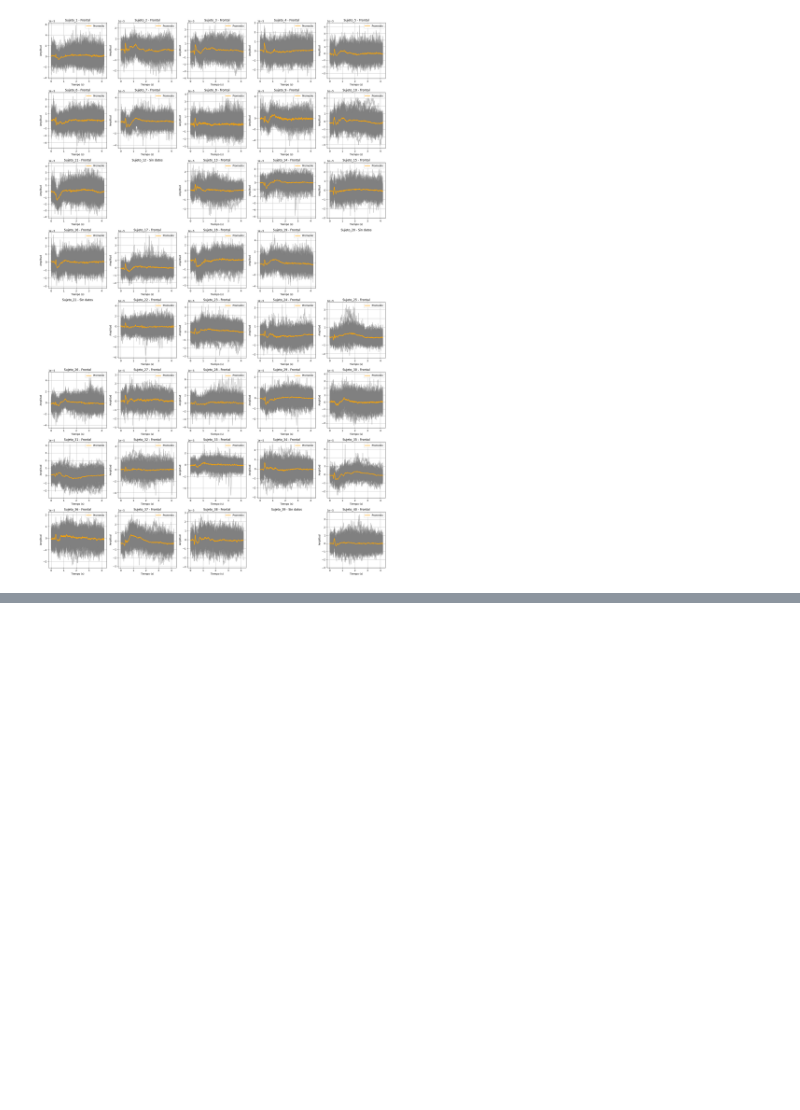
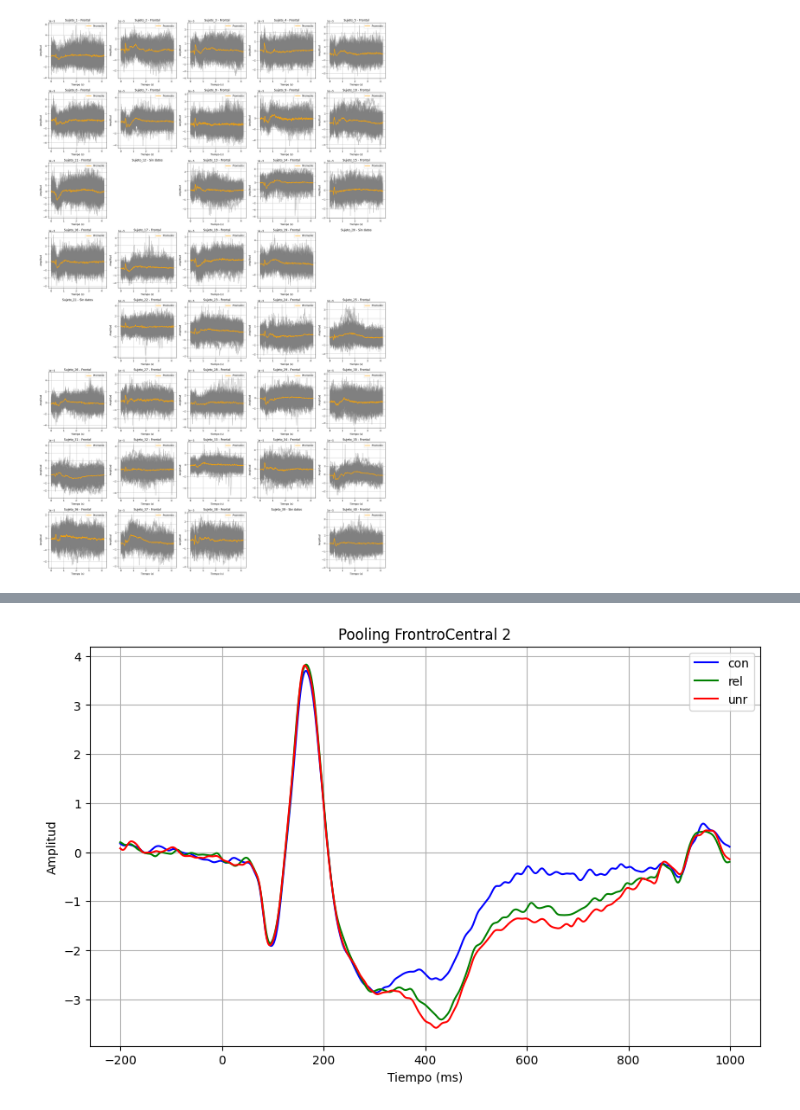
Before and after one commit to carrielfelipe/EEG_ERP_Analysis, a Jupyter notebook: PWI_erp_eeg.ipynb, the cells around one changed output, grey strips where cells are left out. Cells and saved outputs as stored; diff of their text form; code cells hidden in the pictures; blank space fills up the shorter version.

```diff
--- a/PWI_erp_eeg.ipynb
+++ b/PWI_erp_eeg.ipynb
@@ -256,0 +504,30 @@ plt.show()
+# %%
+import matplotlib.pyplot as plt
+
+# Datos de las señales
+time_con = eeg_time_dict['con_2']
+time_rel = eeg_time_dict['rel_2']
+time_unr = eeg_time_dict['unr_2']
+
+eeg_con = EEG_pool_data['con_2']['FrontroCentral']
+eeg_rel = EEG_pool_data['rel_2']['FrontroCentral']
+eeg_unr = EEG_pool_data['unr_2']['FrontroCentral']
+
+# Crear el gráfico
+plt.figure(figsize=(10, 6))
+
+plt.plot(time_con, eeg_con, label='con', color='b')
+plt.plot(time_rel, eeg_rel, label='rel', color='g')
+plt.plot(time_unr, eeg_unr, label='unr', color='r')
+
+# Etiquetas y título
+plt.xlabel('Tiempo (ms)')
+plt.ylabel('Amplitud')
+plt.title('Pooling FrontroCentral 2')
+plt.legend()
+
+# Mostrar gráfico
+plt.grid(True)
+plt.show()
+# %% [output]
+[figure, added]
```
Also changed, not shown: parts of 11 cells of this notebook.
